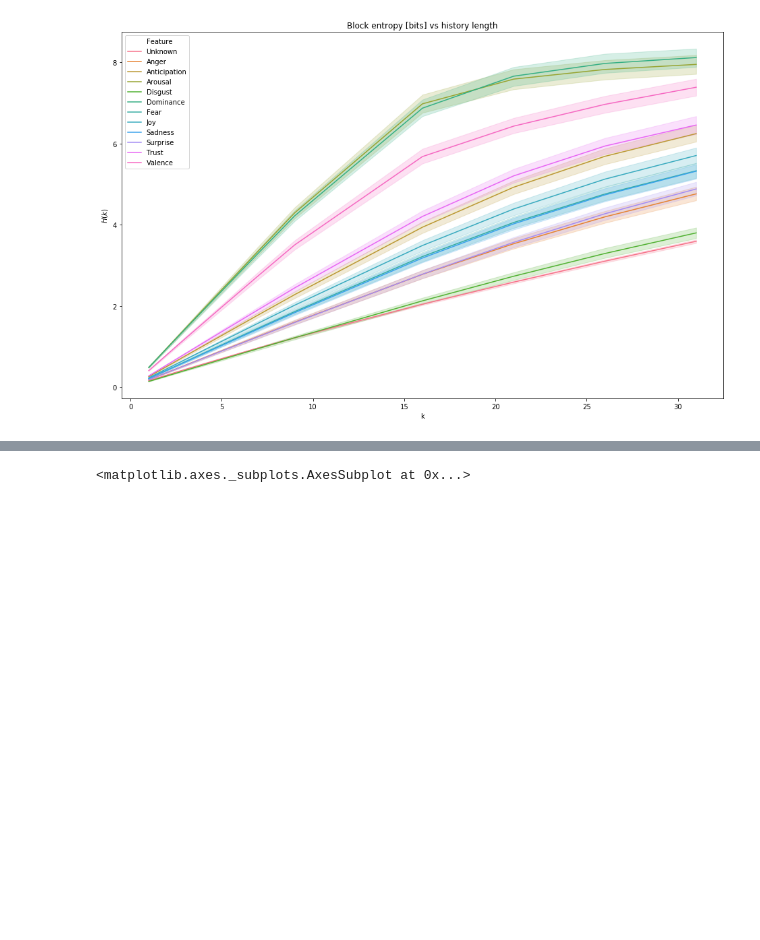
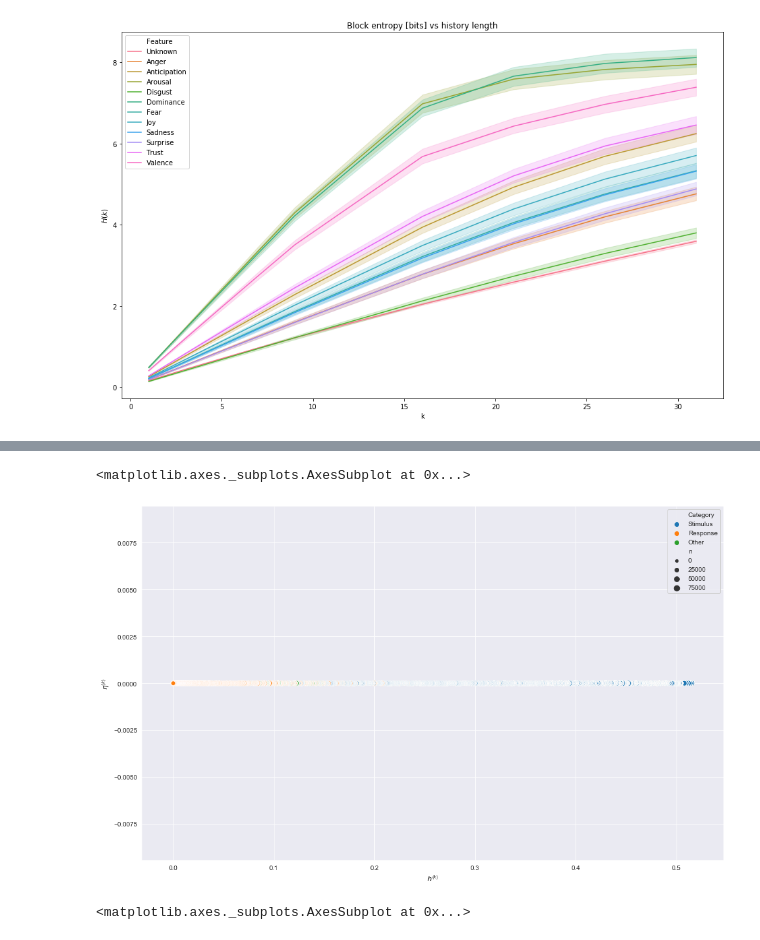
Before and after one commit to kjaquier/psylit-experiments, a Jupyter notebook: notebooks/dev/cascades-block-entropy.ipynb, the cells around one changed output, grey strips where cells are left out. Drawn from its saved outputs; the diff is of its cells as text; code cells hidden in the pictures; blank space fills up the shorter version.

```diff
--- a/notebooks/dev/cascades-block-entropy.ipynb
+++ b/notebooks/dev/cascades-block-entropy.ipynb
@@ -254,3 +258,8 @@ dflim.head()
+# %%
+sns.scatterplot(data=dflim[dflim.reliability == 'Reliable'], x=ENT_RATE, y=EXCESS_ENT, hue='Category', size='n')
+# %% [output]
+<matplotlib.axes._subplots.AxesSubplot at 0x...>
+[figure, added]
 # %%
 sns.lineplot(data=df, x='k', y=BLOCK_ENT, hue='Category')
 sns.scatterplot(data=df[reliable], x='k', y=BLOCK_ENT, hue='Category', alpha=.02)
```
Also changed, not shown: parts of 17 cells of this notebook, 5 other files.
